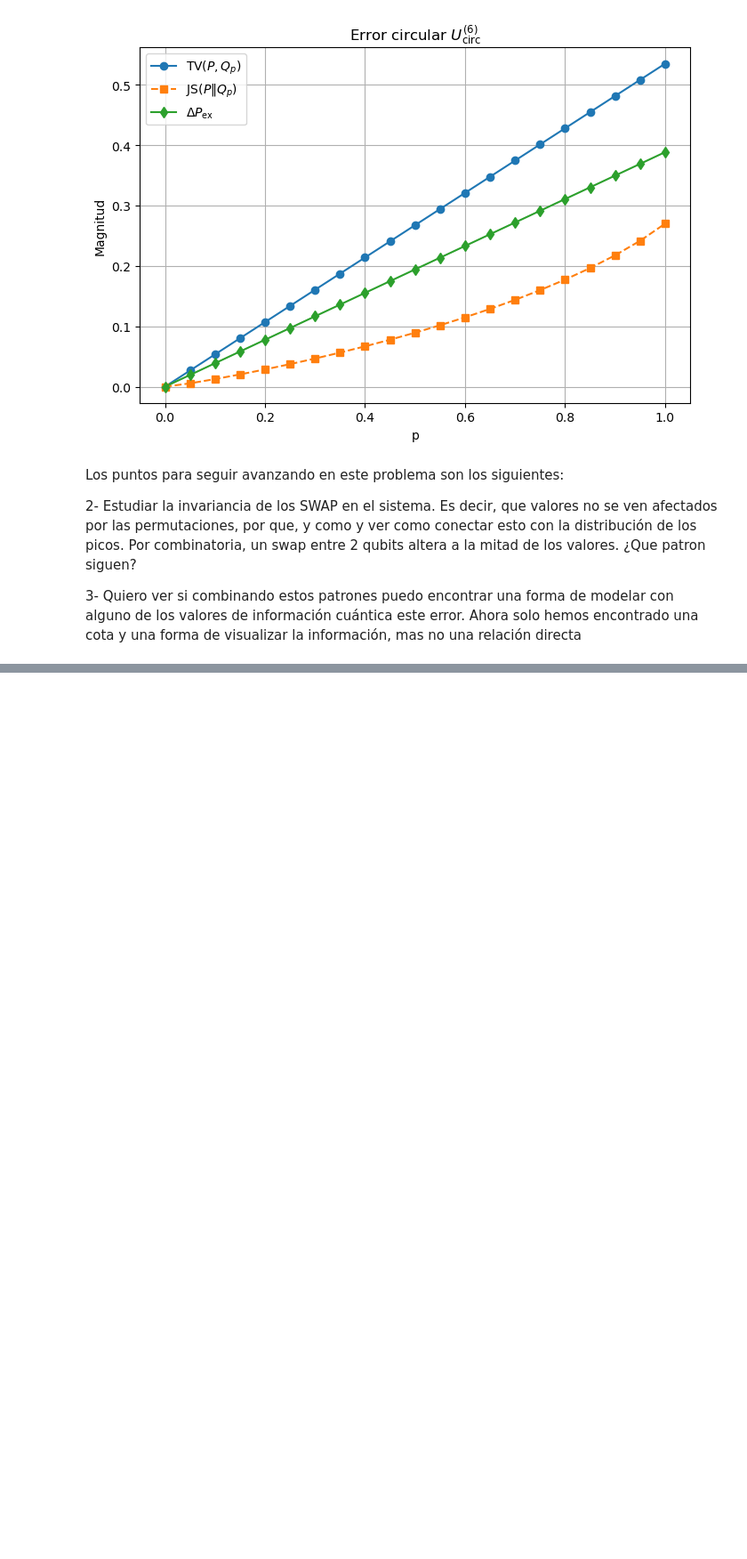
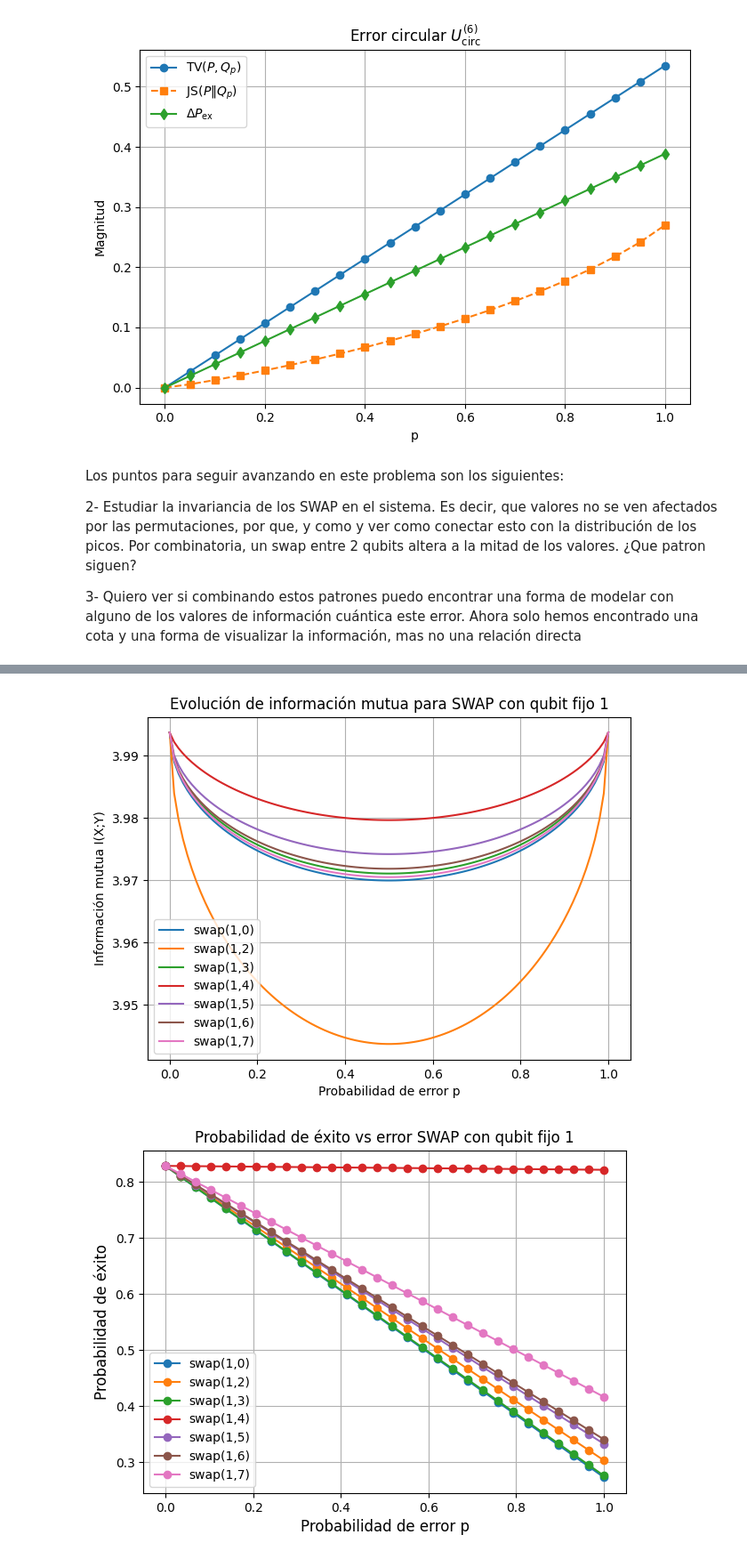
Before and after one commit to BenSanHer/Fuzzy-Measurments-aplicadas-sobre-Order-Finding, a Jupyter notebook: Distancia entre distribuciones de probabilidad.ipynb, the cells around one changed output, grey strips where cells are left out. Shown at 89% size. Cells and saved outputs as stored; diff of their text form; code cells hidden in the pictures; blank space fills up the shorter version.

```diff
--- a/Distancia entre distribuciones de probabilidad.ipynb
+++ b/Distancia entre distribuciones de probabilidad.ipynb
@@ -646,0 +813,77 @@ Los puntos para seguir avanzando en este problema son los siguientes:
+# %%
+# parámetros
+r = 7
+l = 8
+a = 1  # qubit fijo
+
+# distribución ideal del QPE
+P = probs_teoricas_QPE_l(r, l)
+
+# valores de p
+ps = np.linspace(0, 1, 100)
+
+plt.figure(figsize=(7,5))
+
+for b in range(l):
+
+    if b == a:
+        continue
+
+    U = U_swap(l, a, b)
+
+    I_vals = []
+
+    for p in ps:
+
+        Pxy = joint_distribution(P, U, p)
+        I = mutual_information(Pxy)
+
+        I_vals.append(I)
+
+    plt.plot(ps, I_vals, label=f"swap({a},{b})")
+
+
+plt.xlabel("Probabilidad de error p")
+plt.ylabel("Información mutua I(X;Y)")
+plt.title(f"Evolución de información mutua para SWAP con qubit fijo {a}")
+plt.legend()
+plt.grid(True)
+plt.show()
+
+
+
+ps = np.linspace(0, 1, 30)
+
+probs = probs_teoricas_QPE_l(r, l)
+ys_exitosos = y_que_recuperan_r(r, l)
+
+plt.figure(figsize=(7,5))
+
+for b in range(l):
+
+    if b == a:
+        continue
+
+    prob_exito_vs_p = []
+
+    U = U_swap(l, a, b)
+
+    for p in ps:
+
+        errprobs = (1 - p) * probs + p * (U @ probs)
+
+        prob_exito = sum(errprobs[y] for y in ys_exitosos)
+
+        prob_exito_vs_p.append(prob_exito)
+
+    plt.plot(ps, prob_exito_vs_p, marker='o', label=f"swap({a},{b})")
+
+plt.xlabel("Probabilidad de error p", fontsize=12)
+plt.ylabel("Probabilidad de éxito", fontsize=12)
+plt.title(f"Probabilidad de éxito vs error SWAP con qubit fijo {a}")
+plt.legend()
+plt.grid(True)
+plt.show()
+# %% [output]
+[figure, added]
+[figure, added]
```
Also changed, not shown: parts of 19 cells of this notebook, 1 other file.
